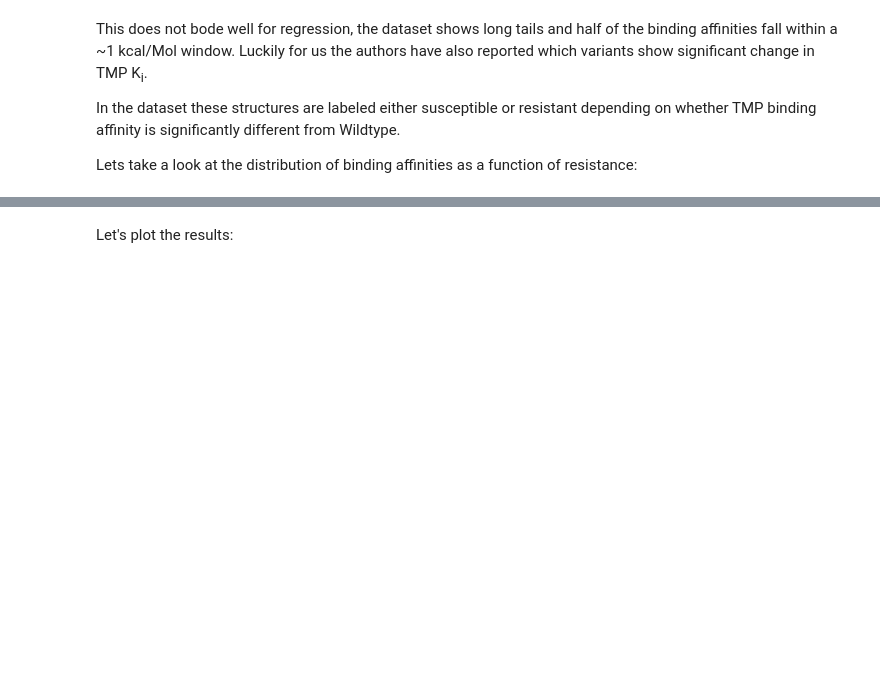
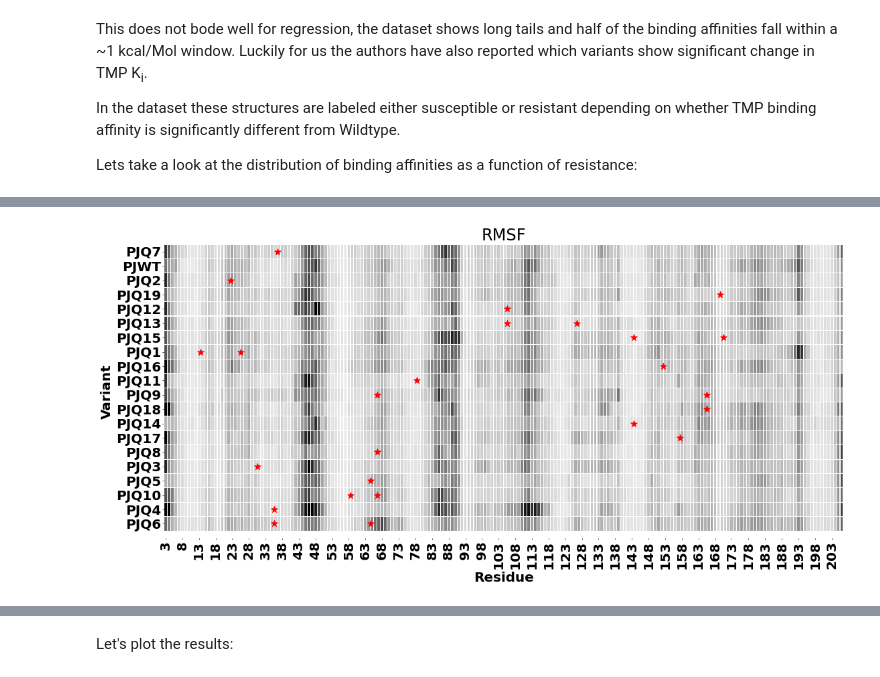
Before and after one commit to SchifferLab/ROBUST, a Jupyter notebook: examples/DHFR/predict_TMP_resistance.ipynb, the cells around one changed output, grey strips where cells are left out. Cells and saved outputs as stored; diff of their text form; code cells hidden in the pictures; blank space fills up the shorter version.

```diff
--- a/examples/DHFR/predict_TMP_resistance.ipynb
+++ b/examples/DHFR/predict_TMP_resistance.ipynb
@@ -138,0 +187,17 @@ These might be difficult to distinguish from the susceptible variants, however,
+# %%
+mutations = dataset.groupby('name').agg({'mut1': 'first', 'mut2': 'first'})
+rmsf_data = pd.DataFrame(index=dG.sort_values(by='dG').index, columns=list(range(3, 207)))
+
+for name in dataset.name.unique():
+    data = pd.DataFrame(columns=list(range(3, 207)))
+    for index in dataset.index[dataset.name==name]:
+        fn = dataset.loc[index, 'trj_rms']
+        rep = dataset.rep[index]
+        with open(fn) as fh:
+            data_dict = json.load(fh)
+        for out in data_dict:
+            if out['name'] == 'calpha rmsf':
+                data.loc[rep, [aid[1] for aid in out['atom_ids']]] = out['results']
+    rmsf_data.loc[name,:] = data.mean(axis=0)
+
+rmsf_data = rmsf_data.astype(float)
@@ -138,0 +217,25 @@ These might be difficult to distinguish from the susceptible variants, however,
+# %%
+plt.figure(figsize=(16, 8))
+ax = sns.heatmap(rmsf_data, cmap='binary', linewidths=0.1, vmin=0., vmax=3, cbar=False)
+for i, name in enumerate(rmsf_data.index):
+    if name != 'PJWT':
+        res1 = int(mutations.loc[name, 'mut1'].split(':')[0])
+        plt.scatter(res1-3, i+0.5, color='red', marker='*', s=100)
+        if not mutations.isna().loc[name, 'mut2']:
+            res2 = int(mutations.loc[name, 'mut2'].split(':')[0])
+            plt.scatter(res2-3, i+0.5, color='red', marker='*', s=100)
+
+ax.set_ylim((len(rmsf_data)+0.5, 0))
+
+ax.set_xlabel('Residue')
+ax.set_ylabel('Variant')
+ax.spines['top'].set_visible(False)
+ax.spines['right'].set_visible(False)
+ax.spines['bottom'].set_visible(False)
+ax.spines['left'].set_visible(False)
+
+plt.title('RMSF')
+plt.tight_layout()
+plt.show()
+# %% [output]
+[figure, added]
```
Also changed, not shown: parts of 39 cells of this notebook, 2 other files.
